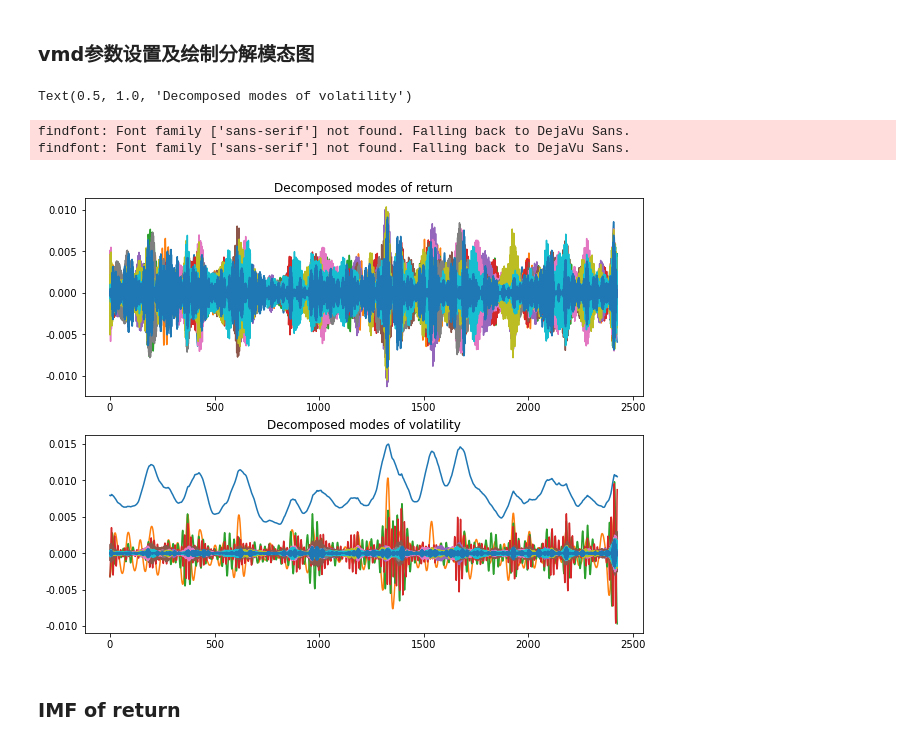
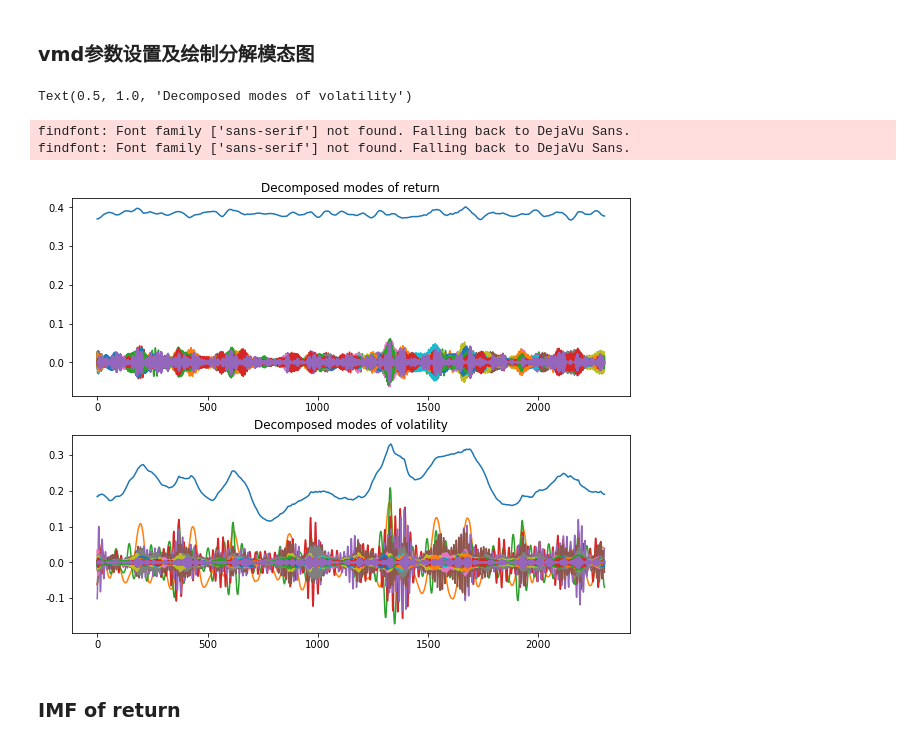
Before and after one commit to JAYING-L/forecast, a Jupyter notebook: VMD_Bilstm_A0.ipynb, the cells around one changed output. Cells and saved outputs as stored; diff of their text form; code cells hidden in the pictures.

```diff
--- a/VMD_Bilstm_A0.ipynb
+++ b/VMD_Bilstm_A0.ipynb
@@ -77,6 +77,8 @@ for i in range(len(data_minmax_list)):
     empt_volatility.append(data_minmax_list[i][1])
 Data['return']=empt_return
 Data['volatility']=empt_volatility
+Data=Data.drop(Data.index[0])
+Data=Data.drop(Data.index[2300:])
 Data
 # %% [output]
 |  | date | open | high | low | close | volume | hold | settle | return | volatility |
@@ -98,32 +100,32 @@ Data
 ### vmd参数设置及绘制分解模态图
 # %%
 #1.导入文件，可以指定列也可以，就是usecols
-filename= 'data.csv'
-f = pd.read_csv(filename,usecols=[9,10])
-
+# filename= 'data.csv'
+# f = pd.read_csv(Data,usecols=[9,10])
+f=Data[['return','volatility']]
 #vmd包参数设置并执行VMD
 alpha = 5000       #宽带限制，一般为数据点的1.5-2倍
 tau = 0.           # 噪声限制 (no strict fidelity enforcement)
-K = 11             # 分解模态个数
+K = 15            # 分解模态个数
 DC = 0             # 合成信号若无常量则为0；若含常量，则其取值为 1；
 init = 1           # 初始化ω值,当初始化为1时,均匀分布产生的随机数；
 tol = 1e-7         # 控制误差大小常量，决定精度与迭代次数
 
 u, u_hat, omega = VMD(f['return'], alpha, tau, K, DC, init, tol)
 u1,u1_hat,omega1 = VMD(f['volatility'], alpha, tau, K, DC, init, tol)
 #绘制分解模态图
 plt.figure(figsize=(10,8))
 plt.subplot(2,1,1)
 plt.plot(u.T)
 plt.title('Decomposed modes of return')
 plt.subplot(2,1,2)
 plt.plot(u1.T)
 plt.title('Decomposed modes of volatility')
 # %% [output]
 Text(0.5, 1.0, 'Decomposed modes of volatility')
 findfont: Font family ['sans-serif'] not found. Falling back to DejaVu Sans.
 findfont: Font family ['sans-serif'] not found. Falling back to DejaVu Sans.
-[figure, old version]
+[figure, new version]
 # %% [markdown]
 ### IMF of return
 # %%
```
Also changed, not shown: parts of 32 cells of this notebook.
